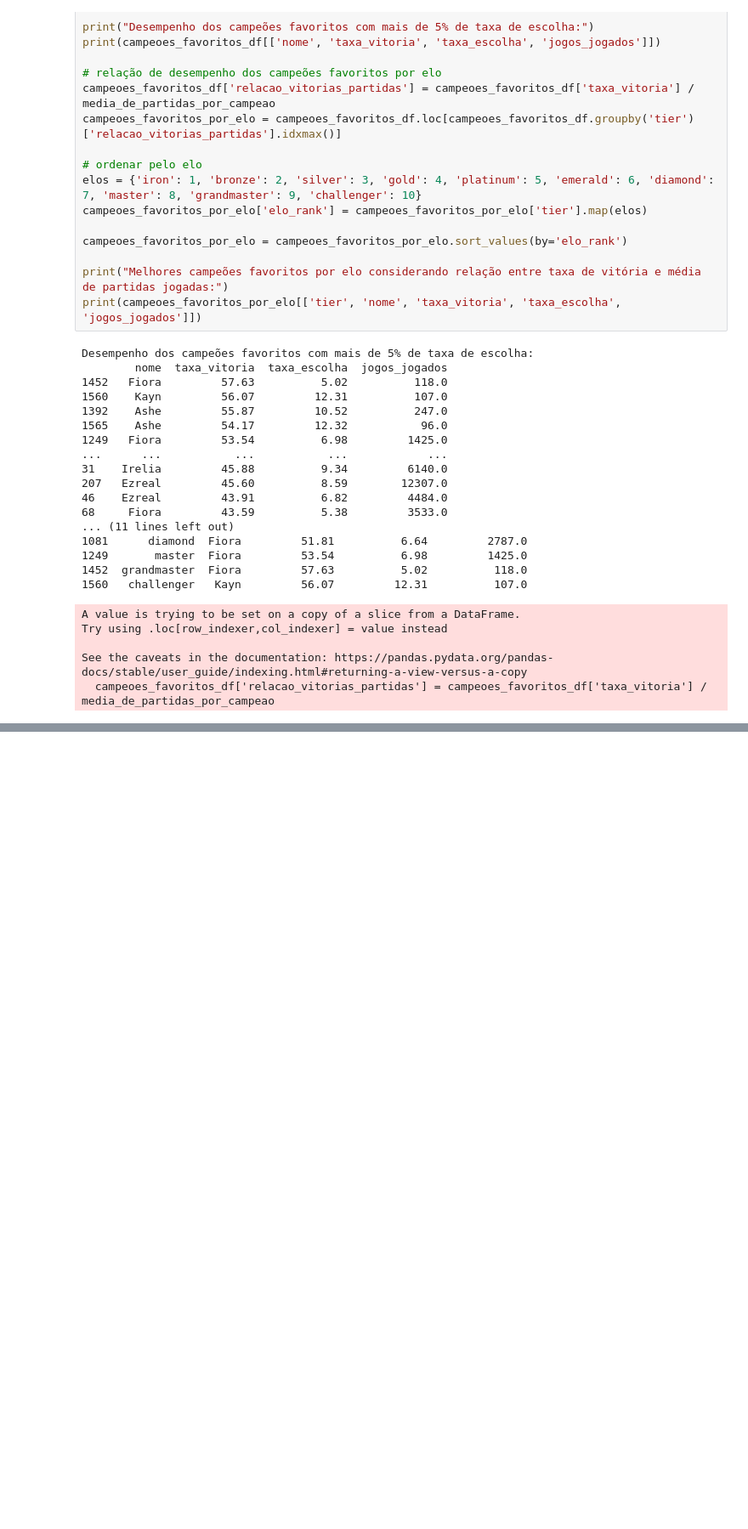
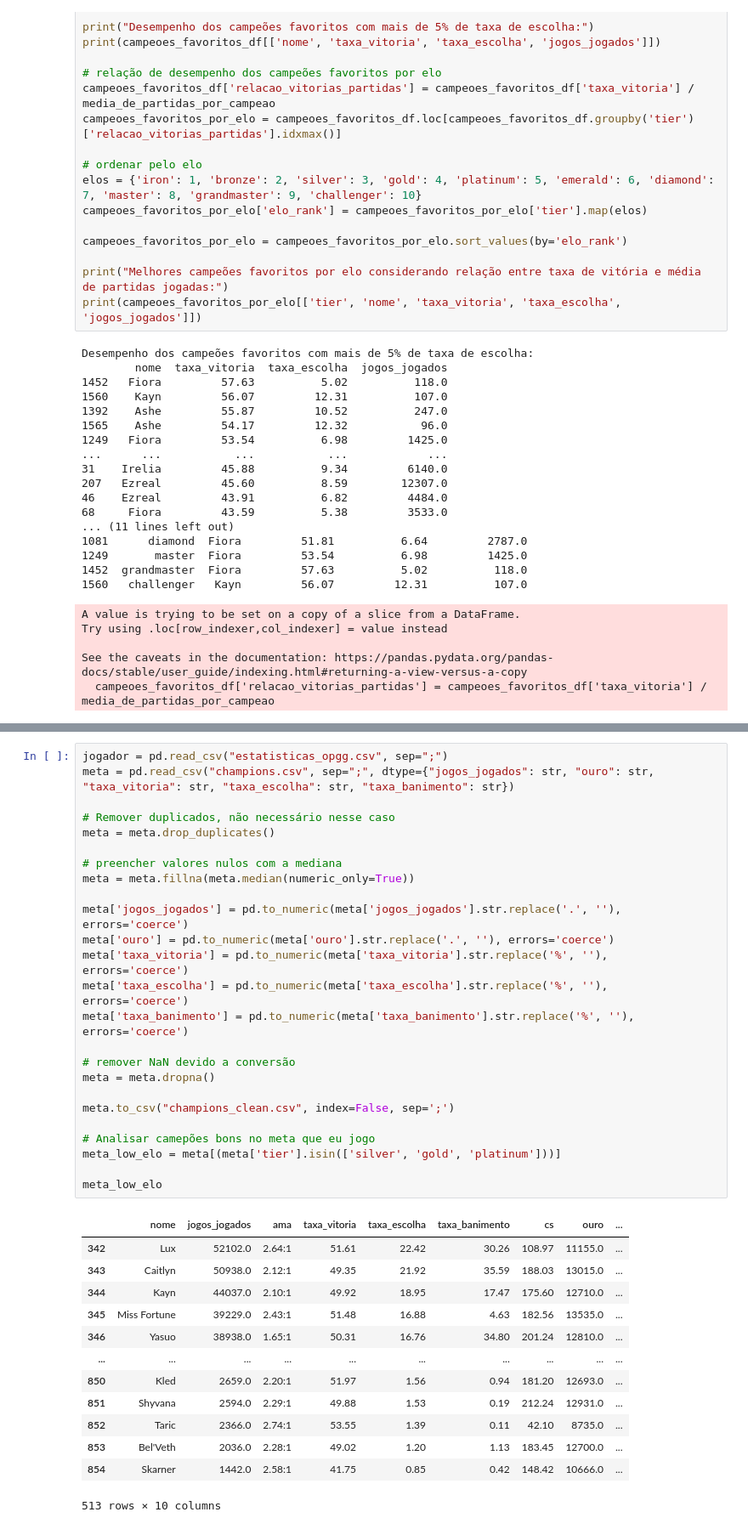
Before and after one commit to gabrielalmir/lol-campeoes-sua-loja, a Jupyter notebook: trabalho-1-Gabriel-Almir-estatistica-campeoes-lol.ipynb, the cells around one changed output, grey strips where cells are left out. Shown at 85% size. Cells and saved outputs as stored; diff of their text form; blank space fills up the shorter version.

```diff
--- a/trabalho-1-Gabriel-Almir-estatistica-campeoes-lol.ipynb
+++ b/trabalho-1-Gabriel-Almir-estatistica-campeoes-lol.ipynb
@@ -343,0 +408,39 @@ See the caveats in the documentation: https://pandas.pydata.org/pandas-docs/stab
+# %%
+jogador = pd.read_csv("estatisticas_opgg.csv", sep=";")
+meta = pd.read_csv("champions.csv", sep=";", dtype={"jogos_jogados": str, "ouro": str, "taxa_vitoria": str, "taxa_escolha": str, "taxa_banimento": str})
+
+# Remover duplicados, não necessário nesse caso
+meta = meta.drop_duplicates()
+
+# preencher valores nulos com a mediana
+meta = meta.fillna(meta.median(numeric_only=True))
+
+meta['jogos_jogados'] = pd.to_numeric(meta['jogos_jogados'].str.replace('.', ''), errors='coerce')
+meta['ouro'] = pd.to_numeric(meta['ouro'].str.replace('.', ''), errors='coerce')
+meta['taxa_vitoria'] = pd.to_numeric(meta['taxa_vitoria'].str.replace('%', ''), errors='coerce')
+meta['taxa_escolha'] = pd.to_numeric(meta['taxa_escolha'].str.replace('%', ''), errors='coerce')
+meta['taxa_banimento'] = pd.to_numeric(meta['taxa_banimento'].str.replace('%', ''), errors='coerce')
+
+# remover NaN devido a conversão
+meta = meta.dropna()
+
+meta.to_csv("champions_clean.csv", index=False, sep=';')
+
+# Analisar camepões bons no meta que eu jogo
+meta_low_elo = meta[(meta['tier'].isin(['silver', 'gold', 'platinum']))]
+
+meta_low_elo
+# %% [output]
+|  | nome | jogos_jogados | ama | taxa_vitoria | taxa_escolha | taxa_banimento | cs | ouro | ... |
+| 342 | Lux | 52102.0 | 2.64:1 | 51.61 | 22.42 | 30.26 | 108.97 | 11155.0 | ... |
+| 343 | Caitlyn | 50938.0 | 2.12:1 | 49.35 | 21.92 | 35.59 | 188.03 | 13015.0 | ... |
+| 344 | Kayn | 44037.0 | 2.10:1 | 49.92 | 18.95 | 17.47 | 175.60 | 12710.0 | ... |
+| 345 | Miss Fortune | 39229.0 | 2.43:1 | 51.48 | 16.88 | 4.63 | 182.56 | 13535.0 | ... |
+| 346 | Yasuo | 38938.0 | 1.65:1 | 50.31 | 16.76 | 34.80 | 201.24 | 12810.0 | ... |
+| ... | ... | ... | ... | ... | ... | ... | ... | ... | ... |
+| 850 | Kled | 2659.0 | 2.20:1 | 51.97 | 1.56 | 0.94 | 181.20 | 12693.0 | ... |
+| 851 | Shyvana | 2594.0 | 2.29:1 | 49.88 | 1.53 | 0.19 | 212.24 | 12931.0 | ... |
+| 852 | Taric | 2366.0 | 2.74:1 | 53.55 | 1.39 | 0.11 | 42.10 | 8735.0 | ... |
+| 853 | Bel'Veth | 2036.0 | 2.28:1 | 49.02 | 1.20 | 1.13 | 183.45 | 12700.0 | ... |
+| 854 | Skarner | 1442.0 | 2.58:1 | 41.75 | 0.85 | 0.42 | 148.42 | 10666.0 | ... |
+513 rows × 10 columns
```
Also changed, not shown: parts of 1 cell of this notebook, 2 other files.
